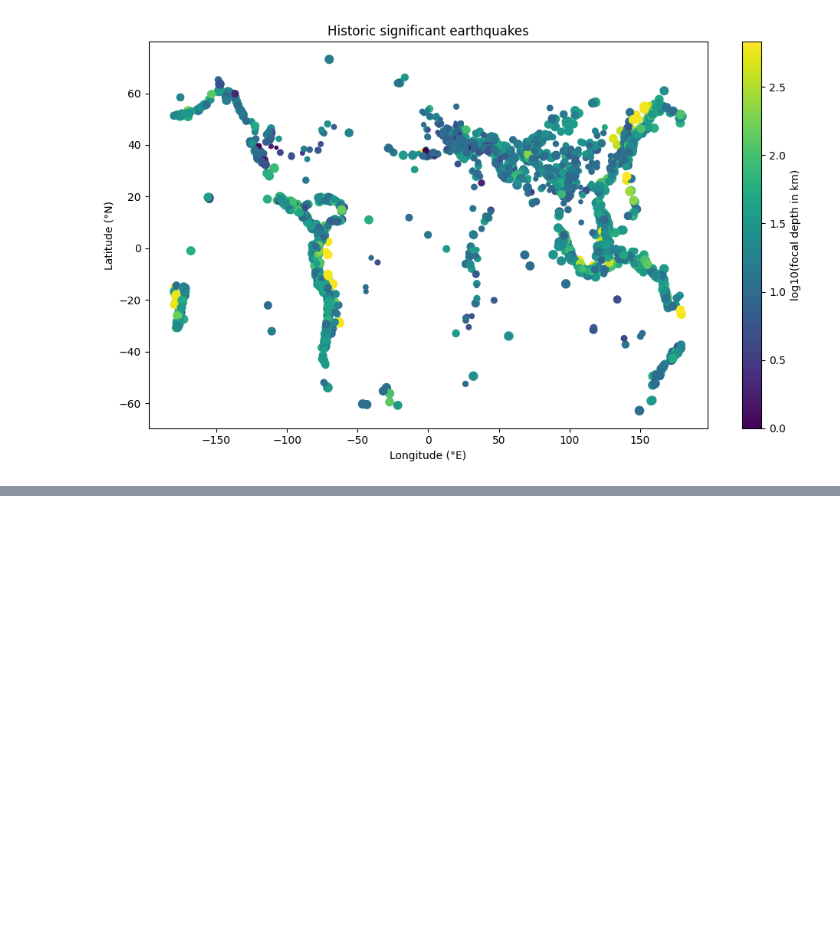
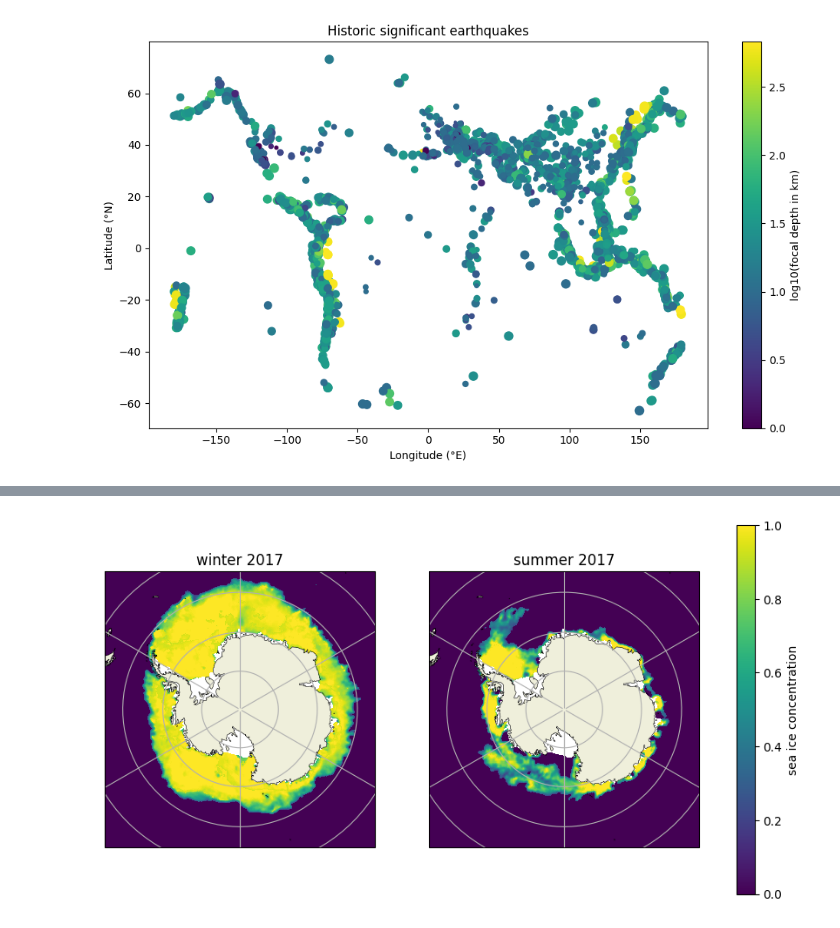
Before and after one commit to liviooneil/2026_Intro_Python, a Jupyter notebook: live/part-I/1.4-matplotlib-and-xarray-exercises.ipynb, the cells around one changed output, grey strips where cells are left out. Saved outputs shown, nothing was run; the diff lists cells and outputs as text; code cells hidden in the pictures; blank space fills up the shorter version.

```diff
--- a/live/part-I/1.4-matplotlib-and-xarray-exercises.ipynb
+++ b/live/part-I/1.4-matplotlib-and-xarray-exercises.ipynb
@@ -544,3 +547,29 @@ path_summer = pooch.retrieve(
 #       concentration in both panels and one colorbar can serve both
 # Hint: add cfeature.LAND under the data and gridlines; fig.colorbar(pcm, ax=axes, label=...)
 #       takes the whole array of axes and draws one colorbar for both panels
+!pip install cartopy
+import cartopy
+import matplotlib.pyplot as plt
+import xarray as xr
+import cartopy.crs as ccrs
+import cartopy.feature as cfeature
+
+ds_winter = xr.open_dataset(path_winter).isel(time=0)
+ds_summer = xr.open_dataset(path_summer).isel(time=0)
+conc_winter = ds_winter["seaice_conc_cdr"].where(ds_winter["seaice_conc_cdr"] <= 1)
+conc_summer = ds_summer["seaice_conc_cdr"].where(ds_summer["seaice_conc_cdr"] <= 1)
+
+
+fig, axes = plt.subplots(1, 2, figsize=(11, 5.5), subplot_kw={"projection": ccrs.SouthPolarStereo()},
+)
+for ax, ds, masked, title in zip(axes, [ds_winter, ds_summer], [conc_winter, conc_summer], ["winter 2017", "summer 2017"]):
+  ax.set_extent([-180, 180, -90, -55], ccrs.PlateCarree())
+  ax.add_feature(cfeature.COASTLINE, linewidth=0.4)
+  ax.add_feature(cfeature.LAND)
+  pcm = ax.pcolormesh(ds["longitude"], ds["latitude"], masked, transform=ccrs.PlateCarree(), vmin=0, vmax=1)
+  ax.set_title(title)
+  ax.gridlines()
+
+fig.colorbar(pcm, ax=axes, label="sea ice concentration")
+plt.show()
+# %% [output]
@@ -547,3 +592,4 @@ path_summer = pooch.retrieve(
+[figure, added]
 # %% [markdown]
 ## Exercise 22: The 2014 earthquakes over North America
 
```
Also changed, not shown: parts of 2 cells of this notebook.
